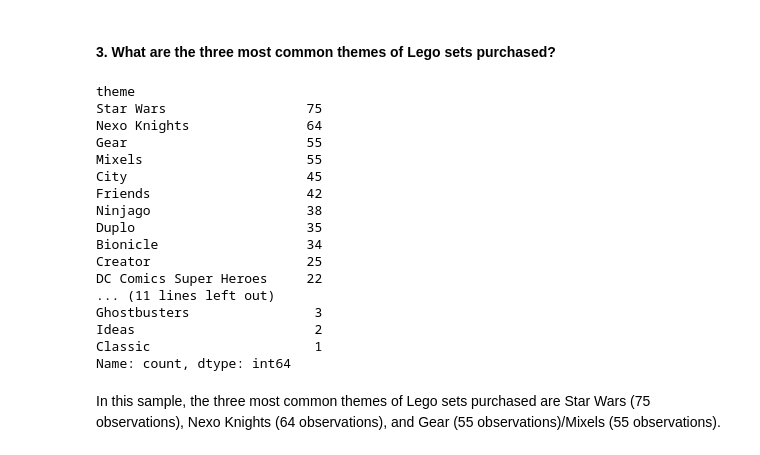
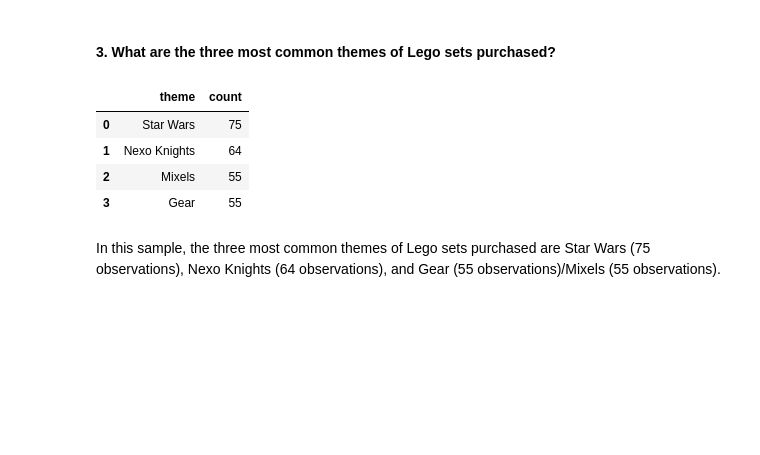
Before and after one commit to joseephwong/Data201_Joseph_Wong, a Jupyter notebook: Day1/HW_day1.ipynb, the cells around one changed output. Cells and saved outputs as stored; diff of their text form; code cells hidden in the pictures; blank space fills up the shorter version.

```diff
--- a/Day1/HW_day1.ipynb
+++ b/Day1/HW_day1.ipynb
@@ -165,26 +164,14 @@ In this sample, the three most common first names of purchasers are Jackson (13
 # %% [markdown]
 #### 3. What are the three most common themes of Lego sets purchased?
 # %%
-my_cols = ['theme']
-DF[my_cols].value_counts()
+top_themes = DF['theme'].value_counts().reset_index().head(4)
+top_themes
 # %% [output]
-theme
-Star Wars                  75
-Nexo Knights               64
-Gear                       55
-Mixels                     55
-City                       45
-Friends                    42
-Ninjago                    38
-Duplo                      35
-Bionicle                   34
-Creator                    25
-DC Comics Super Heroes     22
-... (11 lines left out)
-Ghostbusters                3
-Ideas                       2
-Classic                     1
-Name: count, dtype: int64
+|  | theme | count |
+| 0 | Star Wars | 75 |
+| 1 | Nexo Knights | 64 |
+| 2 | Mixels | 55 |
+| 3 | Gear | 55 |
 # %% [markdown]
 In this sample, the three most common themes of Lego sets purchased are Star Wars (75 observations), Nexo Knights (64 observations), and Gear (55 observations)/Mixels (55 observations).
 # %% [markdown]
```
Also changed, not shown: parts of 32 cells of this notebook.
